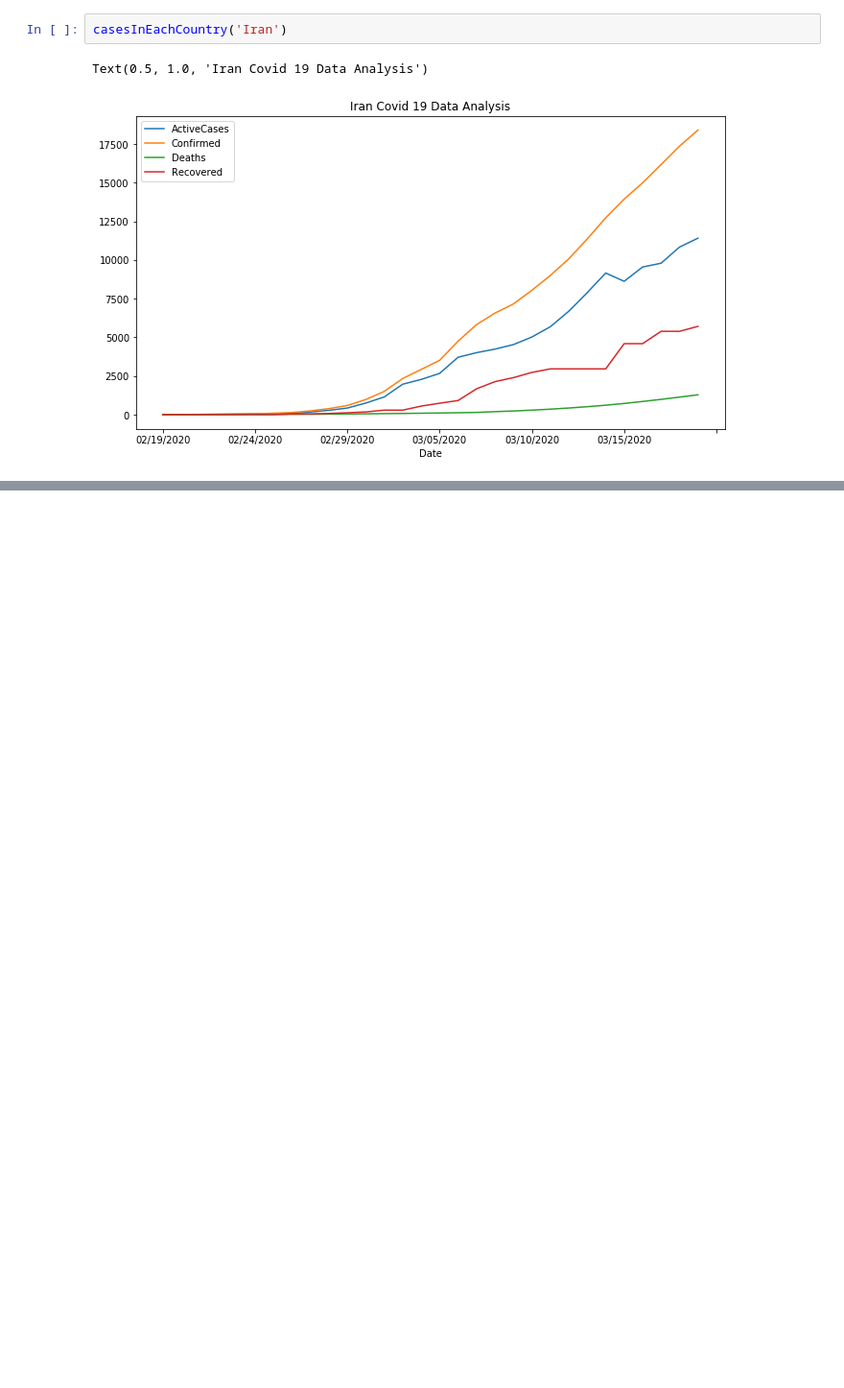
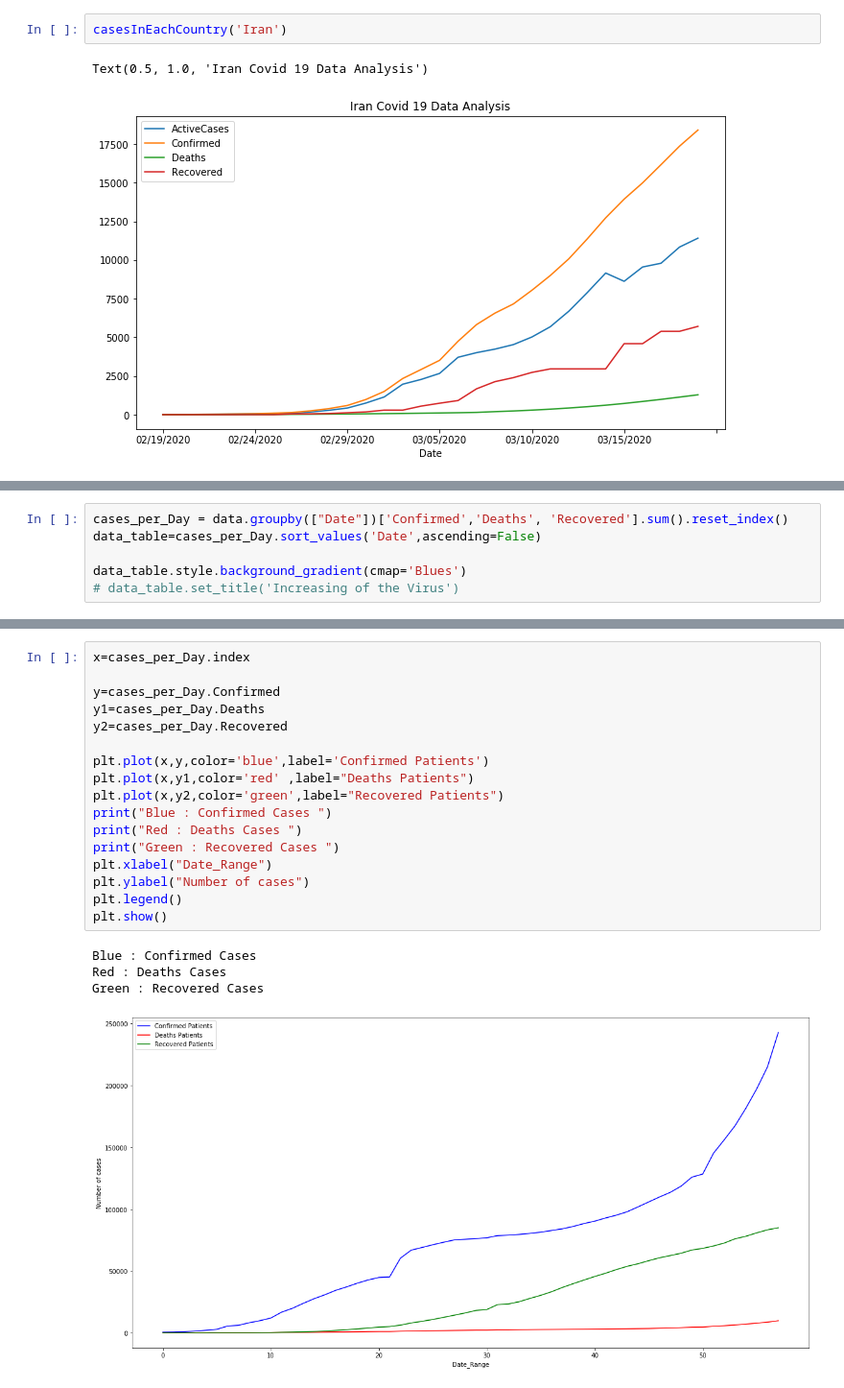
Before and after one commit to yasasmahima/Covid19-Data-Analysis-and-Prediction, a Jupyter notebook: COVID-19 Data Analysis.ipynb, the cells around one changed output, grey strips where cells are left out. Shown: that part at 96% size. Cells and saved outputs as stored; diff of their text form; blank space fills up the shorter version.

```diff
--- a/COVID-19 Data Analysis.ipynb
+++ b/COVID-19 Data Analysis.ipynb
@@ -160,0 +171,6 @@ Text(0.5, 1.0, 'Iran Covid 19 Data Analysis')
+# %%
+cases_per_Day = data.groupby(["Date"])['Confirmed','Deaths', 'Recovered'].sum().reset_index()
+data_table=cases_per_Day.sort_values('Date',ascending=False)
+
+data_table.style.background_gradient(cmap='Blues')
+# data_table.set_title('Increasing of the Virus')
@@ -160,0 +195,22 @@ Text(0.5, 1.0, 'Iran Covid 19 Data Analysis')
+# %%
+x=cases_per_Day.index
+
+y=cases_per_Day.Confirmed
+y1=cases_per_Day.Deaths
+y2=cases_per_Day.Recovered
+
+plt.plot(x,y,color='blue',label='Confirmed Patients')
+plt.plot(x,y1,color='red' ,label="Deaths Patients")
+plt.plot(x,y2,color='green',label="Recovered Patients")
+print("Blue : Confirmed Cases ")
+print("Red : Deaths Cases ")
+print("Green : Recovered Cases ")
+plt.xlabel("Date_Range")
+plt.ylabel("Number of cases")
+plt.legend()
+plt.show()
+# %% [output]
+Blue : Confirmed Cases
+Red : Deaths Cases
+Green : Recovered Cases
+[figure, added]
```
Also changed, not shown: parts of 2 cells of this notebook.
